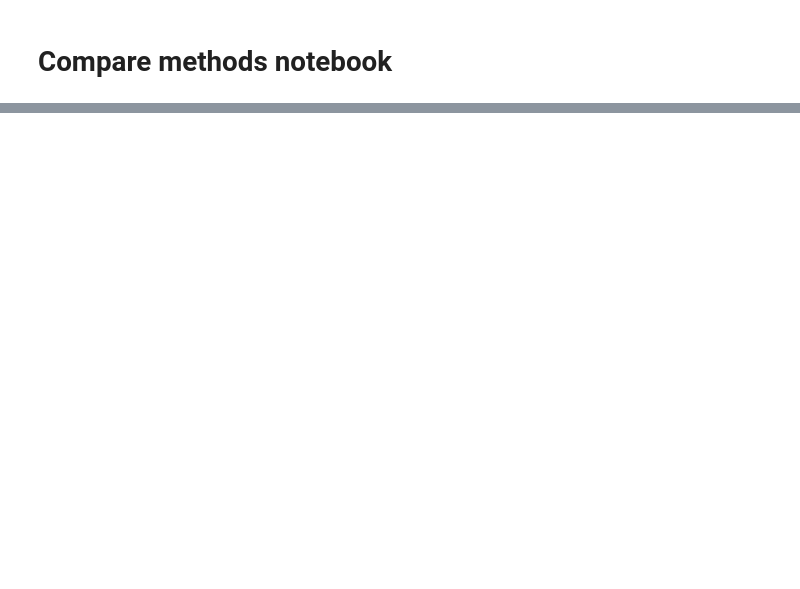
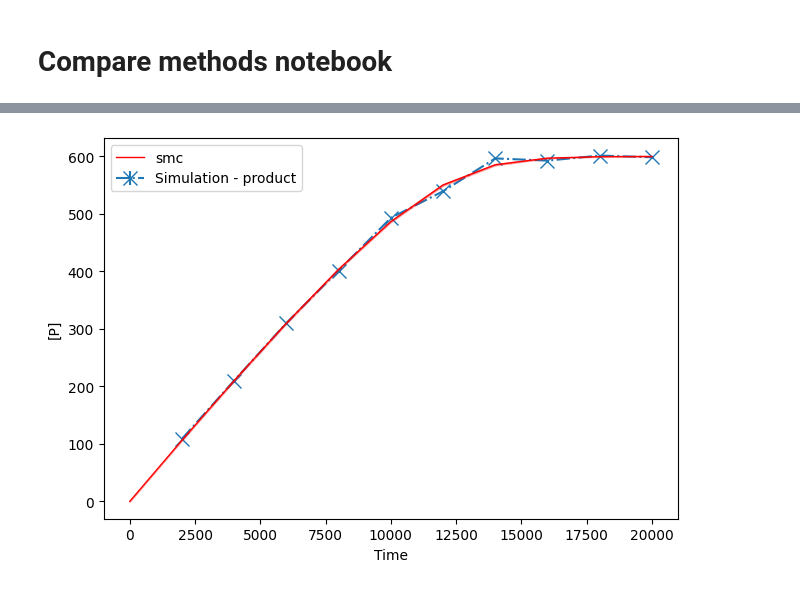
Before and after one commit to LarkinIt/BayesianBenchmark, a Jupyter notebook: compare_methods.ipynb, the cells around one changed output, grey strips where cells are left out. Saved outputs shown, nothing was run; the diff lists cells and outputs as text; code cells hidden in the pictures; blank space fills up the shorter version.

```diff
--- a/compare_methods.ipynb
+++ b/compare_methods.ipynb
@@ -130,7 +130,7 @@ class MethodResults:
 		return ks_matrix, pval_matrix
 # %%
 prob_name = "Michaelis_Menten"
-methods = ["smc", "pmc", "ptmcmc"]
+methods = ["smc", "pmc"]#, "ptmcmc"]
 
 mod_prob = ModelProblem(prob_name)
 mod_prob.initialize()
@@ -146,3 +146,4 @@ for method, group_obj in zip(methods, grouped_results):
 			results = pickle.load(f)
 		result_obj = Result(results)
 		group_obj.add_result(result_obj)
+print(type(mod_prob.problem))
@@ -340,0 +366,79 @@ plt.tight_layout()
+# %%
+from pypesto.objective import AggregatedObjective
+from pypesto.objective.roadrunner.road_runner import RoadRunnerObjective
+obj = mod_prob.problem.objective
+# print(mod_prob.problem.objective.__dict__.keys())
+
+if isinstance(obj, AggregatedObjective):
+    subobjs = mod_prob.problem.objective.__dict__["_objectives"]
+    for subobj in subobjs:
+        if isinstance(subobj, RoadRunnerObjective):
+            obj = subobj
+        else:
+            continue
+# %%
+CI = 0.95
+UPPER_PCT = (1 - (1-CI)/2)
+LOWER_PCT = ((1-CI)/2)
+
+
+petab_prob = mod_prob.petab_problem
+
+ax_dict = plot_problem(petab_problem=petab_prob,)
+plot_keys = ax_dict.keys()
+n_plots = len(plot_keys)
+fig = plt.gcf()
+# Change the figure size
+fig.set_size_inches(6,4)
+for i, best in enumerate(best_results):
+	pars = best.posterior_samples
+	weights = best.posterior_weights
+
+	all_sim_data = np.empty(shape=(n_plots, pars.shape[0]), dtype="object")
+
+	## Collect all of the runs
+	for n, par in enumerate(pars):
+
+		sim_dict = obj(par, mode="mode_fun", return_dict=True)["simulation_results"]
+		sim_keys = sim_dict.keys()
+		n_sims = len(sim_keys)
+
+		assert n_plots == n_sims
+		for j, (ax_key, sim_key) in enumerate(zip(plot_keys, sim_keys)):
+			single_sim_data = sim_dict[sim_key]
+			sim_ts = single_sim_data['time']
+			n_specs = single_sim_data[:,1:].shape[1]
+			data_to_add = single_sim_data[:, 1:]
+			#print(data_to_add.shape)
+			#if n_specs == 1:
+			#	data_to_add.shape += (1,)
+			#print(data_to_add.shape)
+			all_sim_data[j, n] = data_to_add
+
+	#print(all_sim_data.shape)
+	# Calculate credible interval using weighted quantile function
+	n_ts = len(sim_ts)
+	#print(n_ts, n_specs)
+	for q, ax_key in enumerate(plot_keys):
+		low_sim_data = np.empty(shape=(n_ts, n_specs))
+		high_sim_data = np.empty(shape=(n_ts, n_specs))
+		mean_sim_data = np.empty(shape=(n_ts, n_specs))
+		for s in range(n_specs):
+			for t in range(n_ts):
+				cur_data = all_sim_data[q, :]
+				#print(cur_data.shape)
+				cur_data = np.array([x[t, s] for x in cur_data])
+
+				mean_sim_data[t, s] = np.average(cur_data, weights=weights)
+				temp = weighted_quantile(cur_data, [LOWER_PCT, UPPER_PCT], weights)
+				#print(temp[0])
+				low_sim_data[t,s] = temp[0]
+				high_sim_data[t,s] = temp[1]
+
+			cur_ax = ax_dict[ax_key]
+			cur_ax.plot(sim_ts, mean_sim_data[:, s], lw=1, label=best.method, zorder=3, color="r")
+			cur_ax.fill_between(sim_ts, low_sim_data[:, s], high_sim_data[:, s], zorder=3, alpha=0.3, color="r")
+			#for row in zip(low_sim_data[:,s], high_sim_data[:, s]):
+			#	print(row[0], "\t", row[1])
+			cur_ax.legend()
+# %% [output]
@@ -340,0 +456 @@ plt.tight_layout()
+[figure, added]
```
Also changed, not shown: parts of 15 cells of this notebook.
